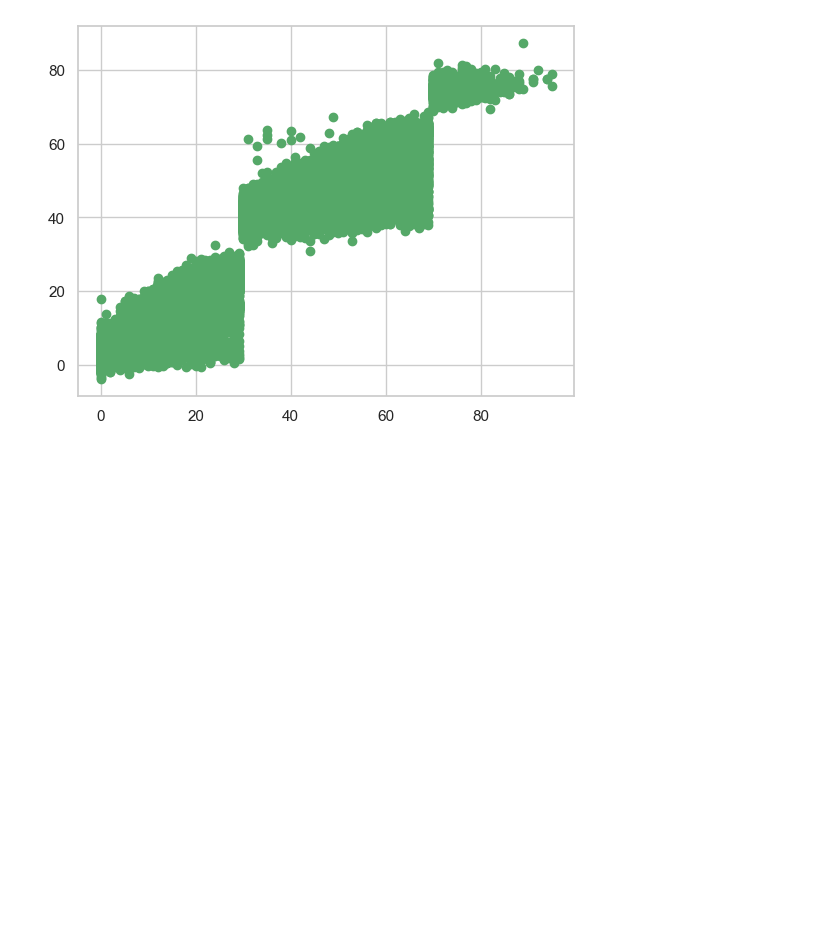
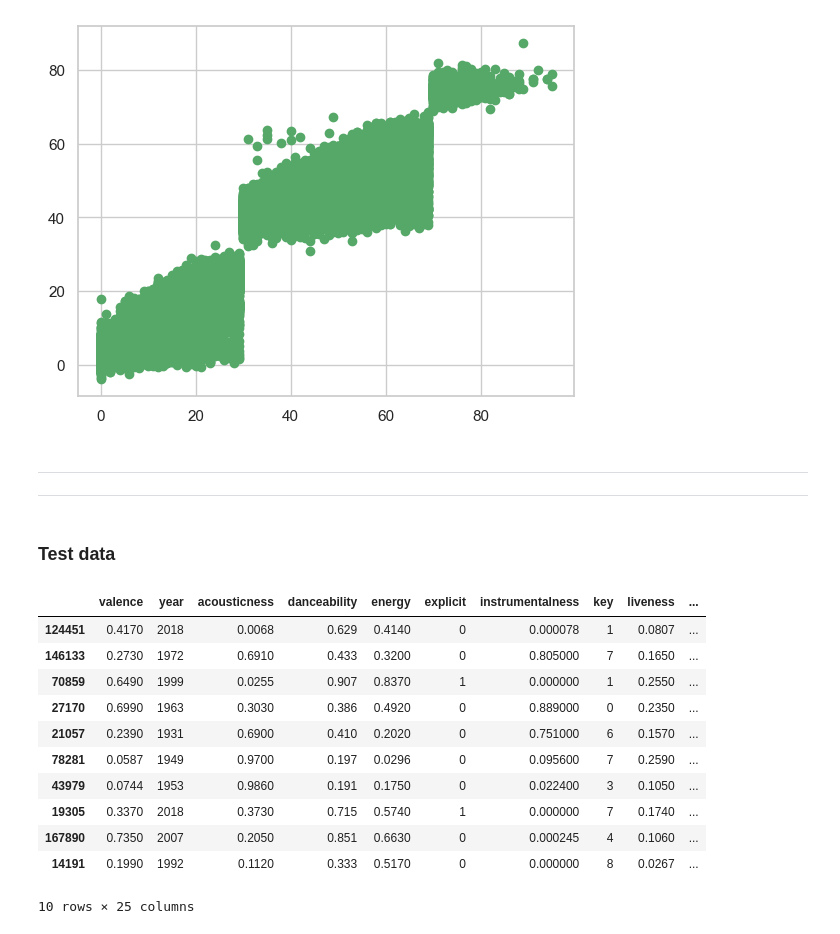
Before and after one commit to Mohamed-Jamyl/ML-DL_and_Data-Science_projects, a Jupyter notebook: Music_recommendation_system_regression_project/Music_recommendation_system_regression.ipynb, the cells around one changed output. Drawn from its saved outputs; the diff is of its cells as text; code cells hidden in the pictures; blank space fills up the shorter version.

```diff
--- a/Music_recommendation_system_regression_project/Music_recommendation_system_regression.ipynb
+++ b/Music_recommendation_system_regression_project/Music_recommendation_system_regression.ipynb
@@ -1832,0 +1847,5 @@ with open('XGBRegressor_model.pkl', 'wb') as f:
+# %% [markdown]
+-----------------------------------
+-----------------------------------
+# %% [markdown]
+### **Test data**
@@ -1832,0 +1856,16 @@ with open('XGBRegressor_model.pkl', 'wb') as f:
+# %%
+DataForTest = x_test.iloc[:10,:]
+DataForTest
+# %% [output]
+|  | valence | year | acousticness | danceability | energy | explicit | instrumentalness | key | liveness | ... |
+| 124451 | 0.4170 | 2018 | 0.0068 | 0.629 | 0.4140 | 0 | 0.000078 | 1 | 0.0807 | ... |
+| 146133 | 0.2730 | 1972 | 0.6910 | 0.433 | 0.3200 | 0 | 0.805000 | 7 | 0.1650 | ... |
+| 70859 | 0.6490 | 1999 | 0.0255 | 0.907 | 0.8370 | 1 | 0.000000 | 1 | 0.2550 | ... |
+| 27170 | 0.6990 | 1963 | 0.3030 | 0.386 | 0.4920 | 0 | 0.889000 | 0 | 0.2350 | ... |
+| 21057 | 0.2390 | 1931 | 0.6900 | 0.410 | 0.2020 | 0 | 0.751000 | 6 | 0.1570 | ... |
+| 78281 | 0.0587 | 1949 | 0.9700 | 0.197 | 0.0296 | 0 | 0.095600 | 7 | 0.2590 | ... |
+| 43979 | 0.0744 | 1953 | 0.9860 | 0.191 | 0.1750 | 0 | 0.022400 | 3 | 0.1050 | ... |
+| 19305 | 0.3370 | 2018 | 0.3730 | 0.715 | 0.5740 | 1 | 0.000000 | 7 | 0.1740 | ... |
+| 167890 | 0.7350 | 2007 | 0.2050 | 0.851 | 0.6630 | 0 | 0.000245 | 4 | 0.1060 | ... |
+| 14191 | 0.1990 | 1992 | 0.1120 | 0.333 | 0.5170 | 0 | 0.000000 | 8 | 0.0267 | ... |
+10 rows × 25 columns
```
Also changed, not shown: parts of 12 cells of this notebook, 2 other files.
